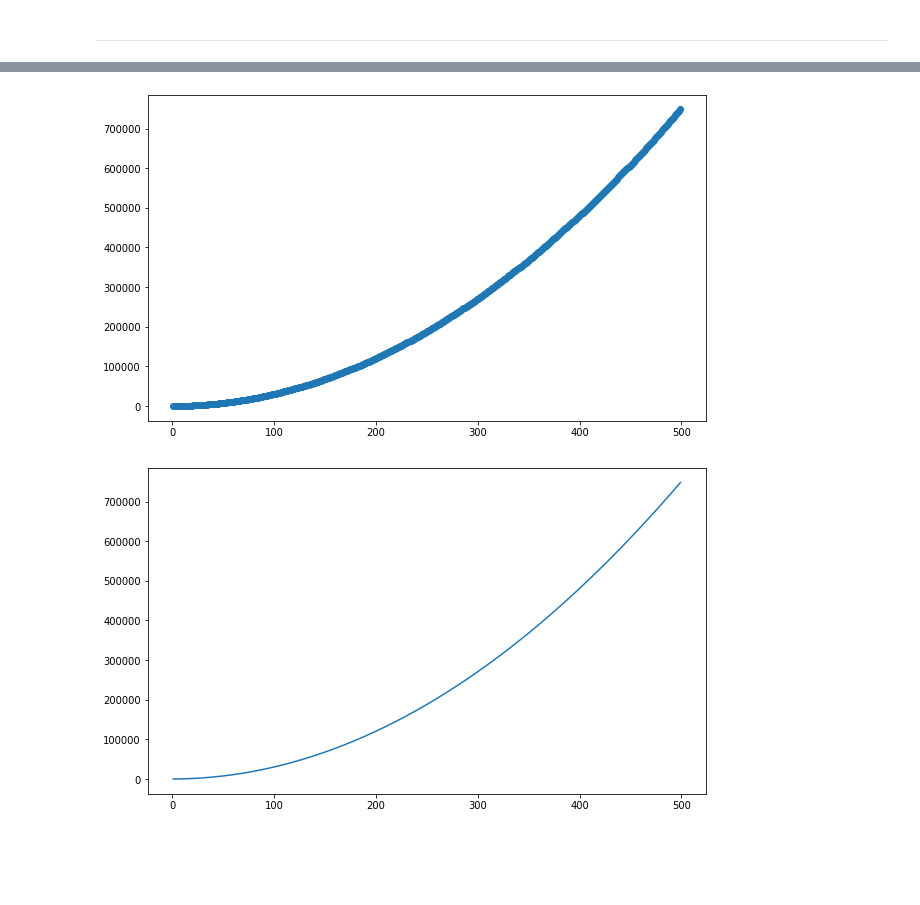
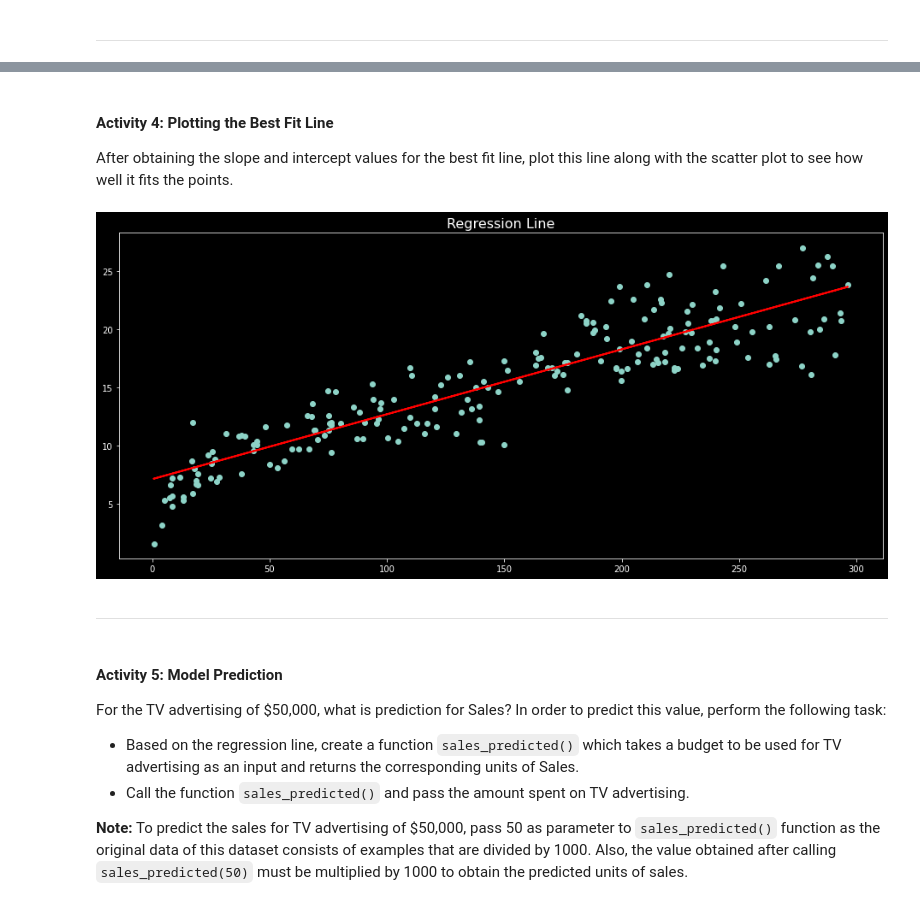
Before and after one commit to natashahussain/datasciencelab, a Jupyter notebook: Natasha.ipynb, the cells around one changed output, grey strips where cells are left out. Saved outputs shown, nothing was run; the diff lists cells and outputs as text; code cells hidden in the pictures; blank space fills up the shorter version.

```diff
--- a/Natasha.ipynb
+++ b/Natasha.ipynb
@@ -82,0 +35,10 @@ df.tail()
+# %%
+# Import modules
+import pandas as pd
+import matplotlib.pyplot as plt
+import numpy as np
+
+# Load the dataset
+df=pd.read_csv("https://raw.githubusercontent.com/jiss-sngce/CO_3/main/advertising.csv")
+# Print first five rows using head() function
+df.head()
@@ -94,2 +69,8 @@ df.shape
+# %%
+# Split the DataFrame into the training and test sets.
+from sklearn.model_selection import train_test_split
+x=df['TV']
+y=df['Sales']
+x_train,x_test,y_train,y_test=train_test_split (x,y,test_size = 0.33,random_state = 42)
 # %% [markdown]
 ---
@@ -111,0 +92,14 @@ dtype: int64
+# %%
+# Create the 'errors_product()' and 'squared_errors()' function.
+def errors_product():
+   prod = (x_train - x_train.mean()) * (y_train - y_train.mean())
+   return prod
+
+def squared_errors():
+  sq_errors = (x_train - x_train.mean()) **2
+  return sq_errors
+# %%
+# Calculate the slope and intercept values for the best fit line.
+slope = errors_product().sum() / squared_errors().sum()
+intercept = y_train.mean() - slope * x_train.mean()
+print(f"slope: {slope} \nIntercept:{intercept}")
@@ -194,16 +115,27 @@ plt.show()
-# %%
-# Scatter plot between y and 2 * x1 + 3 * x2 + 4 * x3 + 5 * x4.
-import matplotlib.pyplot as plt
-plt.figure(figsize=(10, 6))
-plt.scatter(df['y'],2*df['x1']+3*df['x2']+4*df['x3']+5*df['x4'])
-plt.show()
-# %% [output]
-[figure, removed]
-# %%
-# Line plot between y and 2 * x1 + 3 * x2 + 4 * x3 + 5 * x4.
-import matplotlib.pyplot as plt
-plt.figure(figsize=(10, 6))
-plt.plot(df['y'],2*df['x1']+3*df['x2']+4*df['x3']+5*df['x4'])
-plt.show()
-# %% [output]
-[figure, removed]
+# %% [markdown]
+#### Activity 4: Plotting the Best Fit Line
+
+After obtaining the slope and intercept values for the best fit line, plot this line along with the scatter plot to see how well it fits the points.
+# %%
+#  Plot the regression line in the scatter plot between Sales and TV advertisment values.
+plt.style.use("dark_background")
+plt.figure(figsize=(16,7))
+plt.title("Regression Line",fontsize=16)
+plt.scatter(df['TV'],df['Sales'])
+plt.plot(df['TV'],slope * df['TV'] + intercept,color ='r',linewidth=2)
+plt.xlabel=("TV advertising")
+plt.ylabel=("Sales")
+plt.show()
+# %% [output]
+[figure, added]
+# %% [markdown]
+---
+# %% [markdown]
+#### Activity 5: Model Prediction
+
+For the TV advertising of $50,000, what is prediction for Sales? In order to predict this value, perform the following task:
+
+- Based on the regression line, create a function `sales_predicted()` which takes a budget to be used for TV advertising as an input and returns the corresponding units of Sales.
+- Call the function `sales_predicted()` and pass the amount spent on TV advertising.
+
+**Note:** To predict the sales for TV advertising of $50,000, pass 50 as parameter to `sales_predicted()` function as the original data of this dataset consists of examples that are divided by 1000. Also, the value obtained after calling `sales_predicted(50)` must be multiplied by 1000 to obtain the predicted units of sales.
```
Also changed, not shown: parts of 34 cells of this notebook.
